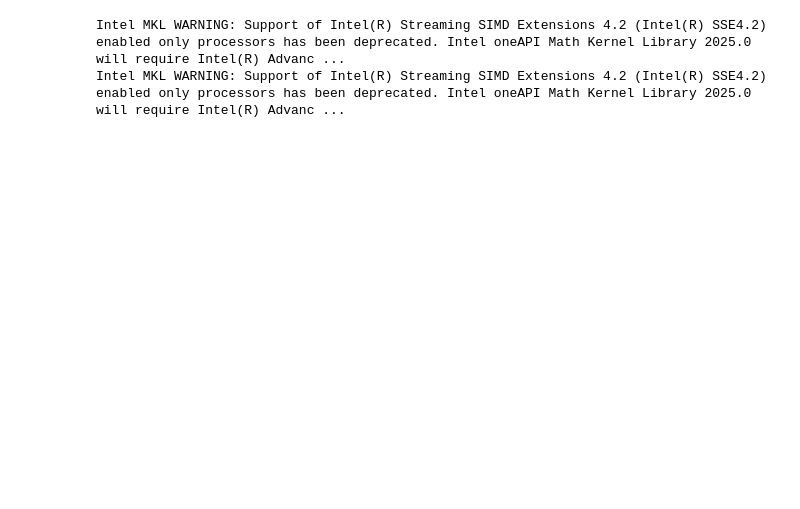
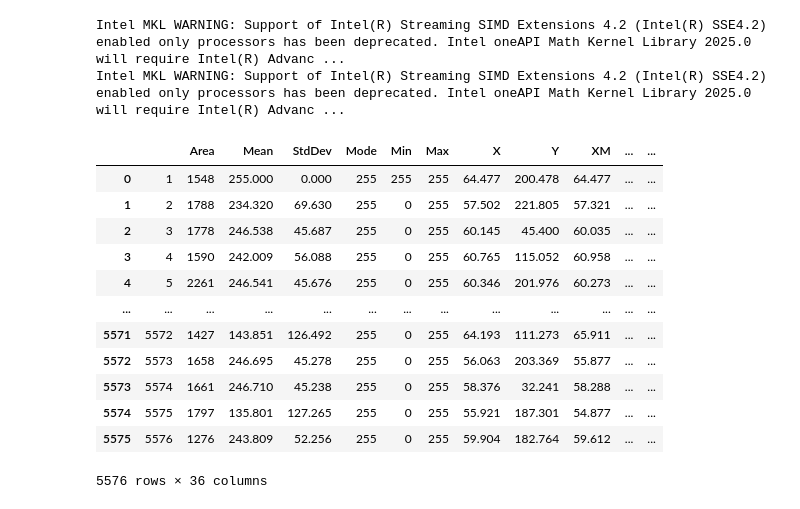
Before and after one commit to ClarissePierre/Mechanobiology-Group9, a Jupyter notebook: Project_2/Part_B.ipynb, the cells around one changed output. Drawn from its saved outputs; the diff is of its cells as text; code cells hidden in the pictures; blank space fills up the shorter version.

```diff
--- a/Project_2/Part_B.ipynb
+++ b/Project_2/Part_B.ipynb
@@ -59,5 +59,21 @@ run5['run_time']=run_time_5
 run6['run_time']=run_time_6
 run7['run_time']=run_time_7
 run8['run_time']=run_time_8
+# %%
+run1
+# %% [output]
+|  |  | Area | Mean | StdDev | Mode | Min | Max | X | Y | XM | ... | ... |
+| 0 | 1 | 1548 | 255.000 | 0.000 | 255 | 255 | 255 | 64.477 | 200.478 | 64.477 | ... | ... |
+| 1 | 2 | 1788 | 234.320 | 69.630 | 255 | 0 | 255 | 57.502 | 221.805 | 57.321 | ... | ... |
+| 2 | 3 | 1778 | 246.538 | 45.687 | 255 | 0 | 255 | 60.145 | 45.400 | 60.035 | ... | ... |
+| 3 | 4 | 1590 | 242.009 | 56.088 | 255 | 0 | 255 | 60.765 | 115.052 | 60.958 | ... | ... |
+| 4 | 5 | 2261 | 246.541 | 45.676 | 255 | 0 | 255 | 60.346 | 201.976 | 60.273 | ... | ... |
+| ... | ... | ... | ... | ... | ... | ... | ... | ... | ... | ... | ... | ... |
+| 5571 | 5572 | 1427 | 143.851 | 126.492 | 255 | 0 | 255 | 64.193 | 111.273 | 65.911 | ... | ... |
+| 5572 | 5573 | 1658 | 246.695 | 45.278 | 255 | 0 | 255 | 56.063 | 203.369 | 55.877 | ... | ... |
+| 5573 | 5574 | 1661 | 246.710 | 45.238 | 255 | 0 | 255 | 58.376 | 32.241 | 58.288 | ... | ... |
+| 5574 | 5575 | 1797 | 135.801 | 127.265 | 255 | 0 | 255 | 55.921 | 187.301 | 54.877 | ... | ... |
+| 5575 | 5576 | 1276 | 243.809 | 52.256 | 255 | 0 | 255 | 59.904 | 182.764 | 59.612 | ... | ... |
+5576 rows × 36 columns
 # %%
 run_data=run1.append([run2,run3,run4,run5,run6,run7,run8])
```
Also changed, not shown: parts of 6 cells of this notebook, 2 other files.
